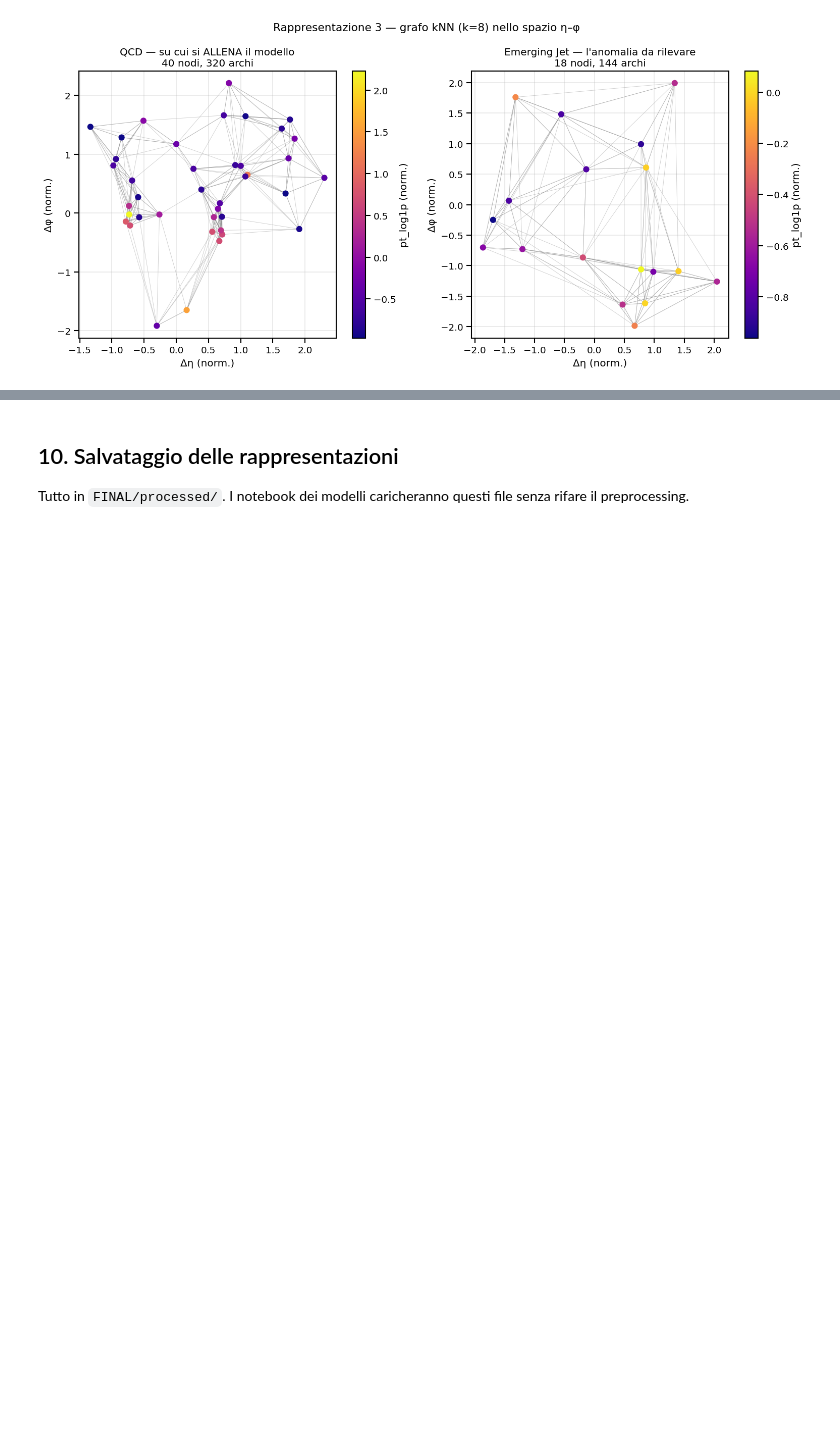
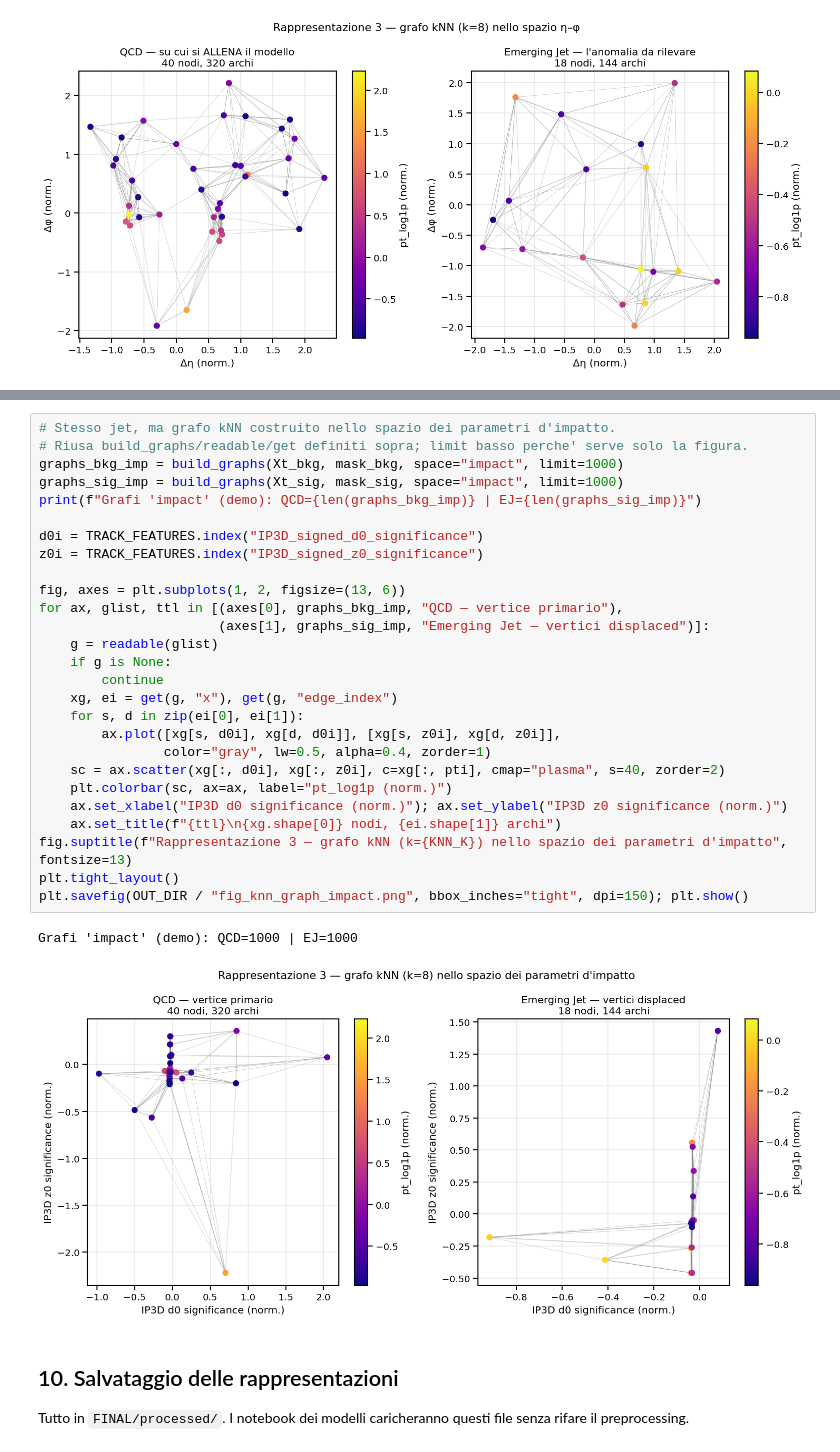
Before and after one commit to Phaesmatos/advanceml, a Jupyter notebook: FINAL/notebooks/FINAL_preprocessing.ipynb, the cells around one changed output, grey strips where cells are left out. Drawn from its saved outputs; the diff is of its cells as text; blank space fills up the shorter version.

```diff
--- a/FINAL/notebooks/FINAL_preprocessing.ipynb
+++ b/FINAL/notebooks/FINAL_preprocessing.ipynb
@@ -865,3 +872,33 @@ plt.savefig(OUT_DIR / "fig_knn_graph.png", bbox_inches="tight", dpi=150); plt.sh
+# %%
+# Stesso jet, ma grafo kNN costruito nello spazio dei parametri d'impatto.
+# Riusa build_graphs/readable/get definiti sopra; limit basso perche' serve solo la figura.
+graphs_bkg_imp = build_graphs(Xt_bkg, mask_bkg, space="impact", limit=1000)
+graphs_sig_imp = build_graphs(Xt_sig, mask_sig, space="impact", limit=1000)
+print(f"Grafi 'impact' (demo): QCD={len(graphs_bkg_imp)} | EJ={len(graphs_sig_imp)}")
+
+d0i = TRACK_FEATURES.index("IP3D_signed_d0_significance")
+z0i = TRACK_FEATURES.index("IP3D_signed_z0_significance")
+
+fig, axes = plt.subplots(1, 2, figsize=(13, 6))
+for ax, glist, ttl in [(axes[0], graphs_bkg_imp, "QCD — vertice primario"),
+                       (axes[1], graphs_sig_imp, "Emerging Jet — vertici displaced")]:
+    g = readable(glist)
+    if g is None:
+        continue
+    xg, ei = get(g, "x"), get(g, "edge_index")
+    for s, d in zip(ei[0], ei[1]):
+        ax.plot([xg[s, d0i], xg[d, d0i]], [xg[s, z0i], xg[d, z0i]],
+                color="gray", lw=0.5, alpha=0.4, zorder=1)
+    sc = ax.scatter(xg[:, d0i], xg[:, z0i], c=xg[:, pti], cmap="plasma", s=40, zorder=2)
+    plt.colorbar(sc, ax=ax, label="pt_log1p (norm.)")
+    ax.set_xlabel("IP3D d0 significance (norm.)"); ax.set_ylabel("IP3D z0 significance (norm.)")
+    ax.set_title(f"{ttl}\n{xg.shape[0]} nodi, {ei.shape[1]} archi")
+fig.suptitle(f"Rappresentazione 3 — grafo kNN (k={KNN_K}) nello spazio dei parametri d'impatto", fontsize=13)
+plt.tight_layout()
+plt.savefig(OUT_DIR / "fig_knn_graph_impact.png", bbox_inches="tight", dpi=150); plt.show()
+# %% [output]
+Grafi 'impact' (demo): QCD=1000 | EJ=1000
+[figure, added]
 # %% [markdown]
 ## 10. Salvataggio delle rappresentazioni
 
```
Also changed, not shown: parts of 14 cells of this notebook.
